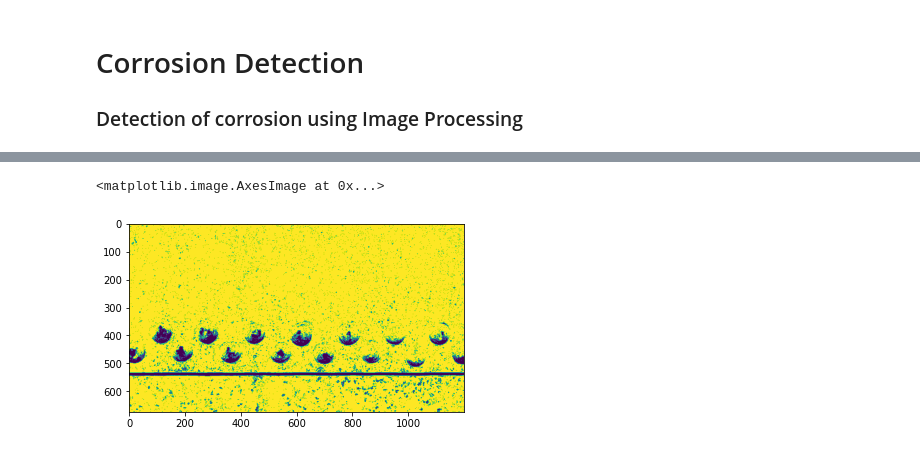
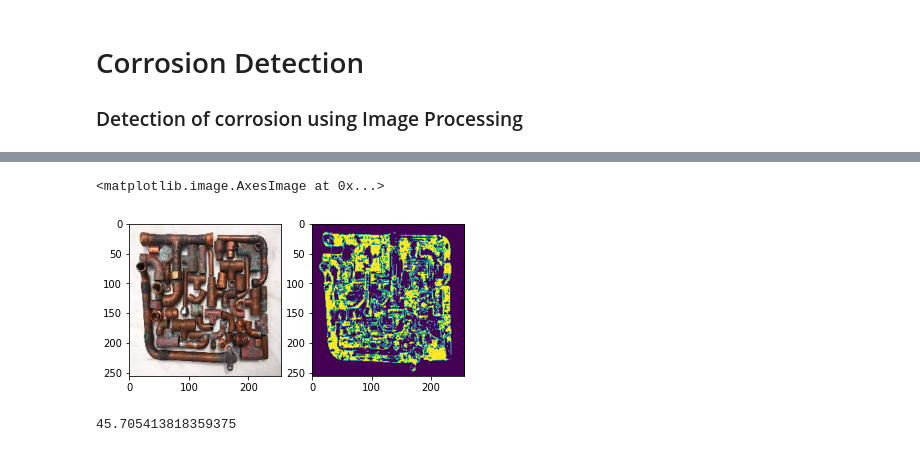
Before and after one commit to RohitAsegaonkar/CorrosionDetection, a Jupyter notebook: CorrosionDetection.ipynb, the cells around one changed output, grey strips where cells are left out. Saved outputs shown, nothing was run; the diff lists cells and outputs as text; code cells hidden in the pictures.

```diff
--- a/CorrosionDetection.ipynb
+++ b/CorrosionDetection.ipynb
@@ -36,7 +11,7 @@ print(img)
 # %%
-src_path = "Images/testimg1.jpeg"
-img= cv2.imread(src_path)
-im1=cv2.cvtColor(img, cv2.COLOR_BGR2HSV)
-plt.imshow(im1)
+file_path = 'Images/img3.jpg'
+img = cv2.imread(file_path)
+org = cv2.cvtColor(img, cv2.COLOR_BGR2RGB)
+plt.imshow(org)
 # %% [output]
 <matplotlib.image.AxesImage at 0x...>
@@ -44,5 +19,5 @@ plt.imshow(im1)
 # %%
-IMG = cv2.resize(im1, (256, 256), interpolation = cv2.INTER_NEAREST)
-plt.imshow(IMG)
+resized_img = cv2.resize(org, (256, 256), interpolation = cv2.INTER_NEAREST)
+plt.imshow(resized_img)
 # %% [output]
 <matplotlib.image.AxesImage at 0x...>
@@ -107,0 +75,3 @@ plt.imshow(org)
+# %%
+frame=cv2.cvtColor(resized_img, cv2.COLOR_BGR2HSV)
+plt.imshow(frame)
@@ -108,14 +81,22 @@ plt.imshow(org)
 # %%
-lower = np.array([0, 75, 110])
-upper = np.array([23,255, 220])
+lower = np.array([70, 25, 25])
+upper = np.array([200,140, 150])
 
 
-mask = cv2.inRange(frame, lower, upper)
+mask = cv2.inRange(frame,lower, upper)
+plt.subplot(121)
+plt.imshow(resized_img)
+plt.subplot(122)
 plt.imshow(mask)
 # %% [output]
 <matplotlib.image.AxesImage at 0x...>
-[figure, old version]
+[figure, new version]
 # %%
+area = 0
 contours, hierarchy = cv2.findContours(mask, cv2.RETR_TREE, cv2.CHAIN_APPROX_SIMPLE)
 for pic, contour in enumerate(contours):
-    area = cv2.contourArea(contour)
+    area = area + cv2.contourArea(contour)
+perc = (100 * area)/65536
+print(perc)
+# %% [output]
+45.705413818359375
```
Also changed, not shown: parts of 10 cells of this notebook, 9 other files.
